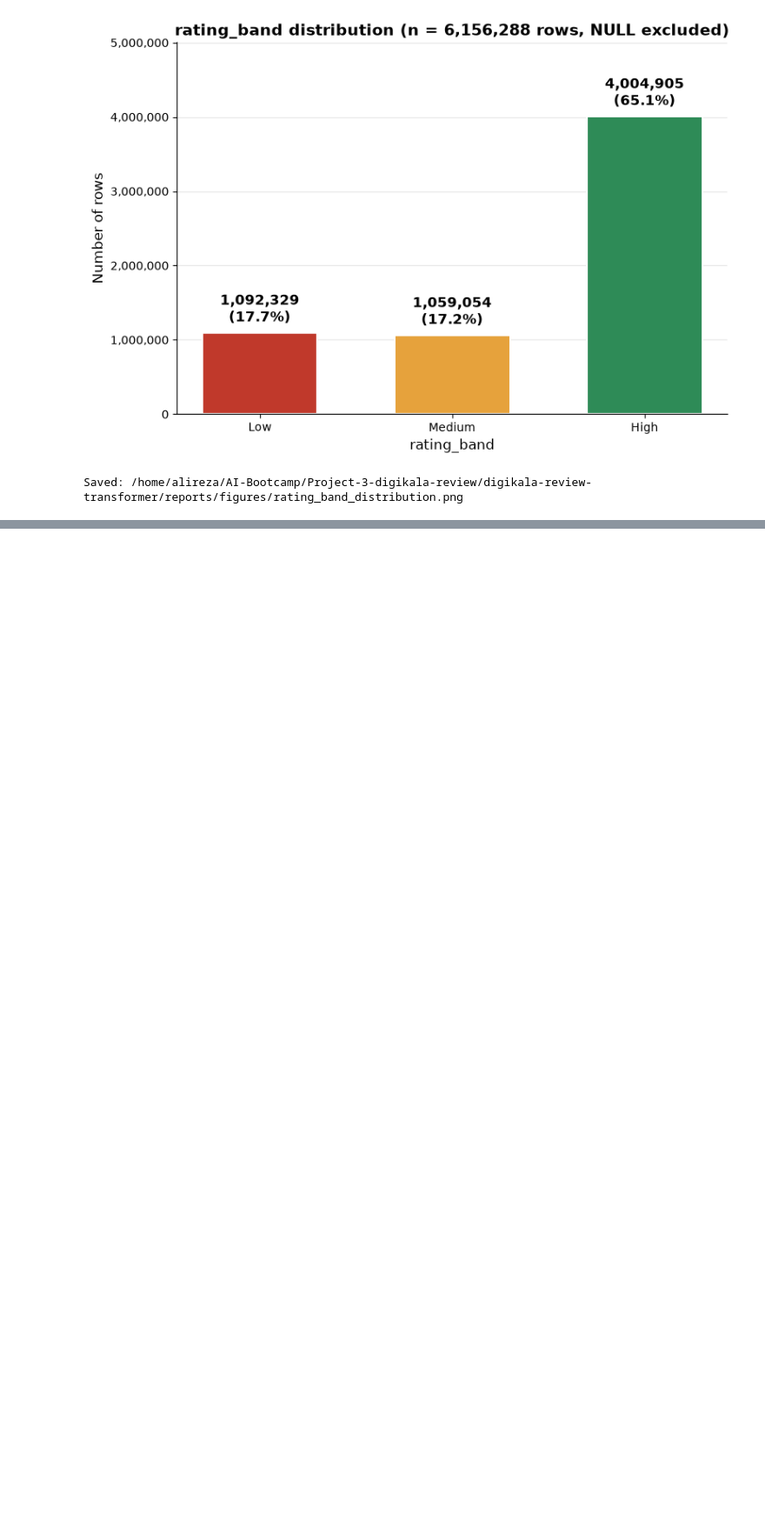
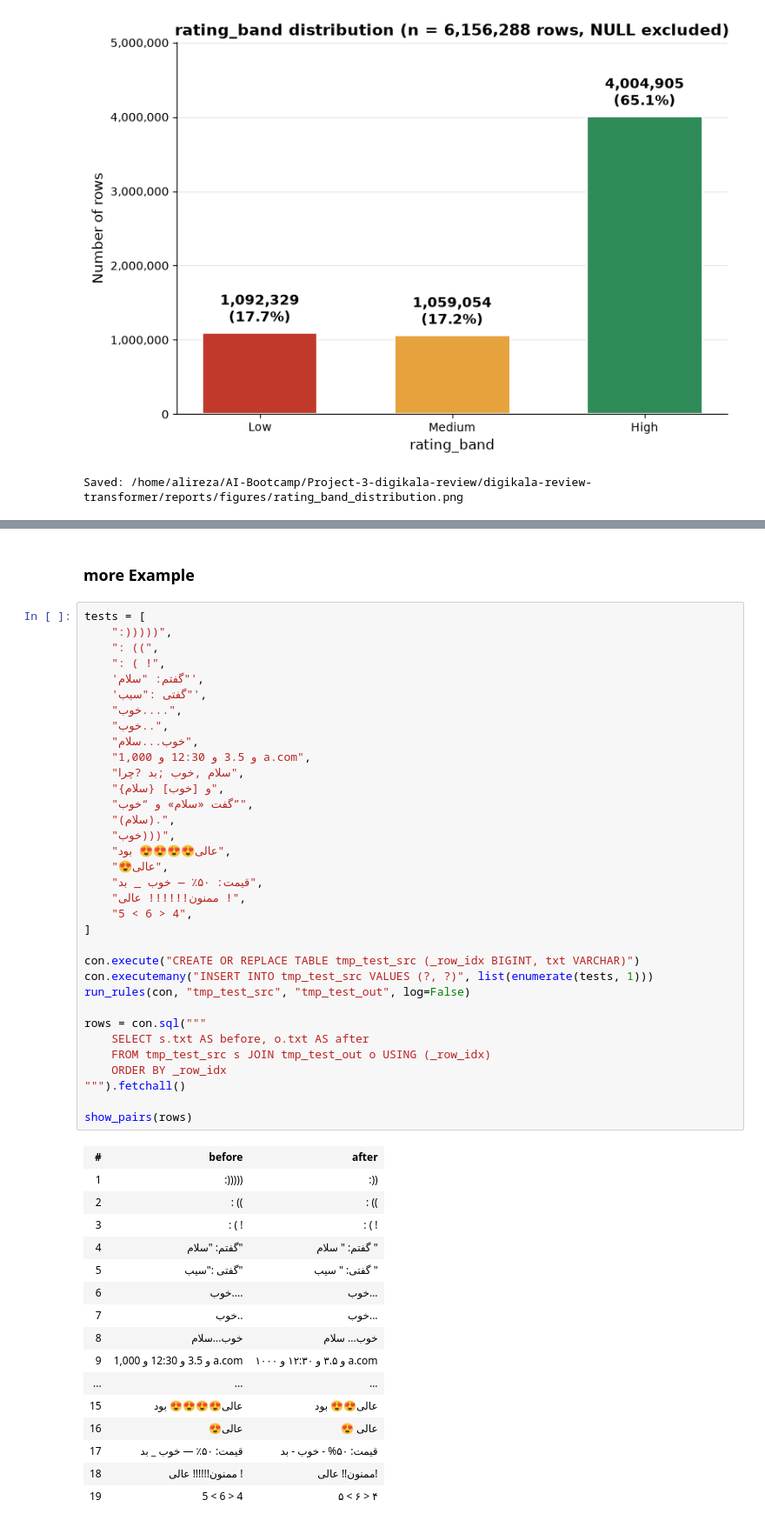
Before and after one commit to AliirezzaaZiarati/digikala-review-transformer, a Jupyter notebook: notebooks/00_data_ingest_quality_gate.ipynb, the cells around one changed output, grey strips where cells are left out. Shown at 87% size. Drawn from its saved outputs; the diff is of its cells as text; blank space fills up the shorter version.

```diff
--- a/notebooks/00_data_ingest_quality_gate.ipynb
+++ b/notebooks/00_data_ingest_quality_gate.ipynb
@@ -765,0 +1246,53 @@ Saved: /home/alireza/AI-Bootcamp/Project-3-digikala-review/digikala-review-trans
+# %% [markdown]
+### more Example
+# %%
+tests = [
+    ":)))))",
+    ": ((",
+    ": ( !",
+    'گفتم: "سلام"',
+    'گفتی :"سیب"',
+    "خوب....",
+    "خوب..",
+    "خوب...سلام",
+    "1,000 و 3.5 و 12:30 و a.com",
+    "سلام ,خوب ;بد ?چرا",
+    "{سلام} و [خوب]",
+    "گفت «سلام» و “خوب”",
+    "(سلام).",
+    "خوب)))",
+    "عالی😍😍😍😍 بود",
+    "😍عالی",
+    "قیمت: ۵۰٪ — خوب _ بد",
+    "ممنون!!!!!! عالی !",
+    "5 < 6 > 4",
+]
+
+con.execute("CREATE OR REPLACE TABLE tmp_test_src (_row_idx BIGINT, txt VARCHAR)")
+con.executemany("INSERT INTO tmp_test_src VALUES (?, ?)", list(enumerate(tests, 1)))
+run_rules(con, "tmp_test_src", "tmp_test_out", log=False)
+
+rows = con.sql("""
+    SELECT s.txt AS before, o.txt AS after
+    FROM tmp_test_src s JOIN tmp_test_out o USING (_row_idx)
+    ORDER BY _row_idx
+""").fetchall()
+
+show_pairs(rows)
+# %% [output]
+| # | before | after |
+| 1 | :))))) | :)) |
+| 2 | : (( | : (( |
+| 3 | : ( ! | : ( ! |
+| 4 | گفتم: "سلام" | گفتم: " سلام " |
+| 5 | گفتی :"سیب" | گفتی: " سیب " |
+| 6 | خوب.... | خوب... |
+| 7 | خوب.. | خوب... |
+| 8 | خوب...سلام | خوب... سلام |
+| 9 | 1,000 و 3.5 و 12:30 و a.com | ۱۰۰۰ و ۳.۵ و ۱۲:۳۰ و a.com |
+| ... | ... | ... |
+| 15 | عالی😍😍😍😍 بود | عالی😍😍 بود |
+| 16 | 😍عالی | 😍 عالی |
+| 17 | قیمت: ۵۰٪ — خوب _ بد | قیمت: ۵۰% - خوب - بد |
+| 18 | ممنون!!!!!! عالی ! | ممنون!! عالی! |
+| 19 | 5 < 6 > 4 | ۵ < ۶ > ۴ |
```
Also changed, not shown: parts of 51 cells of this notebook, 28 other files.
